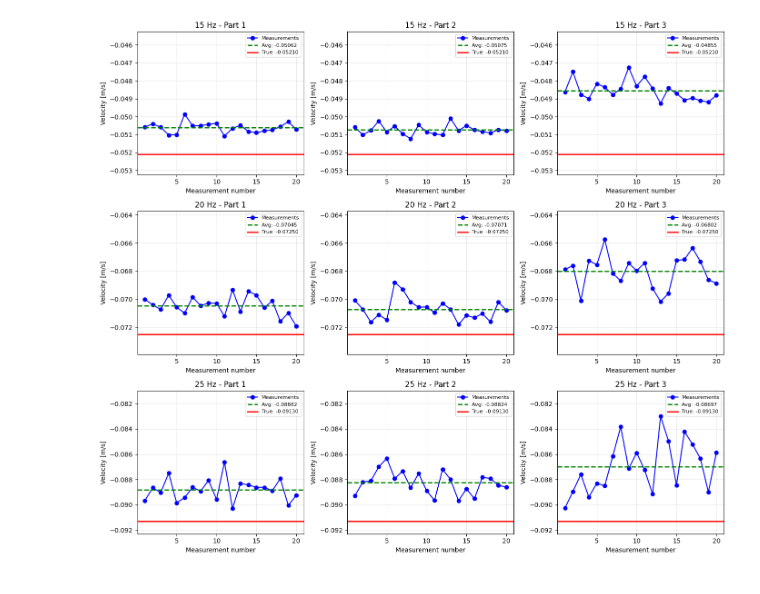
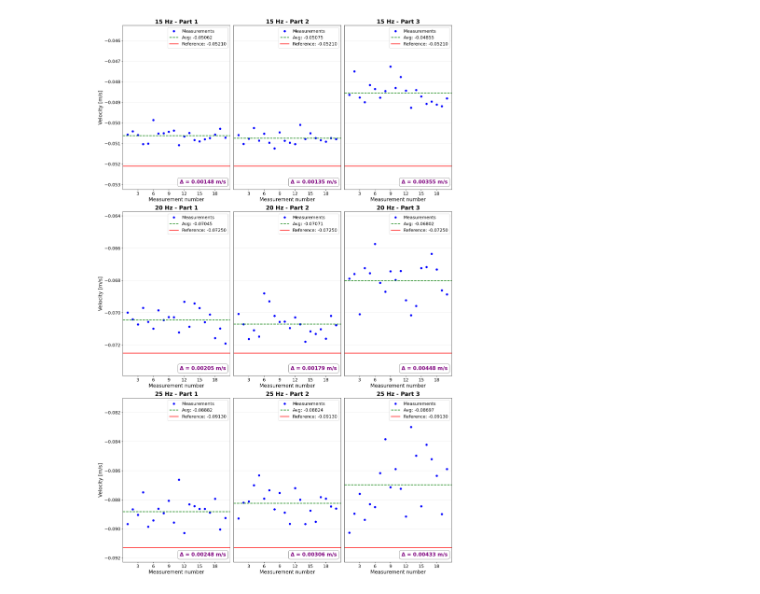
Before and after one commit to KarolChudzicki/Master-Thesis, a Jupyter notebook: Plots/part_speeds.ipynb, the cells around one changed output. Saved outputs shown, nothing was run; the diff lists cells and outputs as text; code cells hidden in the pictures.

Commit message:
plots

```diff
--- a/Plots/part_speeds.ipynb
+++ b/Plots/part_speeds.ipynb
@@ -1,7 +1,7 @@
 # %%
 import numpy as np
 import matplotlib.pyplot as plt
-
+import matplotlib.ticker as mticker
 # Data
 part1_15 = np.array([-0.0505723, -0.0504077, -0.0505921, -0.0510263, -0.0510076,
     -0.0498635, -0.0505143, -0.0505054, -0.0504302, -0.0503712,
@@ -45,47 +45,60 @@ part3_25 = np.array([-0.0902636, -0.0889582, -0.087594, -0.0893784, -0.0883062,
 datasets = [
     (15, [part1_15, part2_15, part3_15]),
     (20, [part1_20, part2_20, part3_20]),
     (25, [part1_25, part2_25, part3_25])
 ]
 true_velocities = [-0.0521, -0.0725, -0.0913]  # reference per frequency
 
-fig, axes = plt.subplots(3, 3, figsize=(14, 12))
+fig, axes = plt.subplots(3, 3, figsize=(16, 26), dpi=150)
 
 for row, (freq, parts) in enumerate(datasets):
-    # Find Y-limits for the entire row (all 3 parts at this frequency)
     all_vals = np.concatenate(parts)
     y_min = all_vals.min() - 0.002
     y_max = all_vals.max() + 0.002
 
     for col, part in enumerate(parts):
         ax = axes[row, col]
-        x_vals = range(1, len(part) + 1)  # x starts at 1 now
-        ax.plot(x_vals, part, 'o-', color="blue", label="Measurements")
+        x_vals = range(1, len(part) + 1)
+        ax.plot(x_vals, part, 'o', color="blue", label="Measurements")
 
         avg = np.mean(part)
         ref = true_velocities[row]
         delta = avg - ref
         ax.axhline(avg, color="green", linestyle="--", linewidth=2,
                    label=f"Avg: {avg:.5f}")
-        ax.axhline(true_velocities[row], color="red", linestyle="-", linewidth=2,
-                   label=f"True: {true_velocities[row]:.5f}")
+        ax.axhline(ref, color="red", linestyle="-", linewidth=2,
+                   label=f"Reference: {ref:.5f}")
 
-        ax.text(0.95, 0.1, f"Δ = {delta:.5f} m/s",
+        ax.text(0.96, 0.06, f"Δ = {delta:.5f} m/s",
                 transform=ax.transAxes,
-                fontsize=9,
+                fontsize=16,
+                fontweight='bold',
                 color="purple",
                 horizontalalignment='right',
-                verticalalignment='bottom',
-                bbox=dict(boxstyle="round,pad=0.3", facecolor="white", alpha=0.7))
+                verticalalignment='top',
+                bbox=dict(boxstyle="round,pad=0.4", facecolor="white", alpha=1.0, edgecolor='gray'))
 
-        ax.set_title(f"{freq} Hz - Part {col+1}", fontsize=12)
-        ax.set_xlabel("Measurement number", fontsize=10)
-        ax.set_ylabel("Velocity [m/s]", fontsize=10)
-        ax.grid(True, alpha=0.3)
+        ax.set_title(f"{freq} Hz - Part {col+1}", fontsize=18, fontweight='bold')
+        ax.set_xlabel("Measurement number", fontsize=16)
+
+        # Only set y-axis label and ticks on the first column
+        if col == 0:
+            ax.set_ylabel("Velocity [m/s]", fontsize=16)
+            ax.yaxis.set_major_locator(mticker.AutoLocator())
+            ax.tick_params(axis='y', labelsize=14)
+        else:
+            ax.set_yticklabels([])
+            ax.tick_params(axis='y', which='both', length=0)  # remove y ticks
+
+        ax.grid(True, which='both', axis='y', alpha=0.3)
         ax.set_ylim(y_min, y_max)
-        ax.legend(loc='upper right', fontsize=8)
+        ax.legend(loc='upper right', fontsize=14)
 
-plt.tight_layout()
+        ax.xaxis.set_major_locator(mticker.MaxNLocator(integer=True))
+        ax.tick_params(axis='x', which='major', labelsize=14)
+
+plt.subplots_adjust(hspace=0.35)
+plt.tight_layout(rect=[0, 0, 1, 0.96])
 plt.show()
 # %% [output]
-[figure, old version]
+[figure, new version]
```
Also changed, not shown: parts of 1 cell of this notebook, 4 other files.
